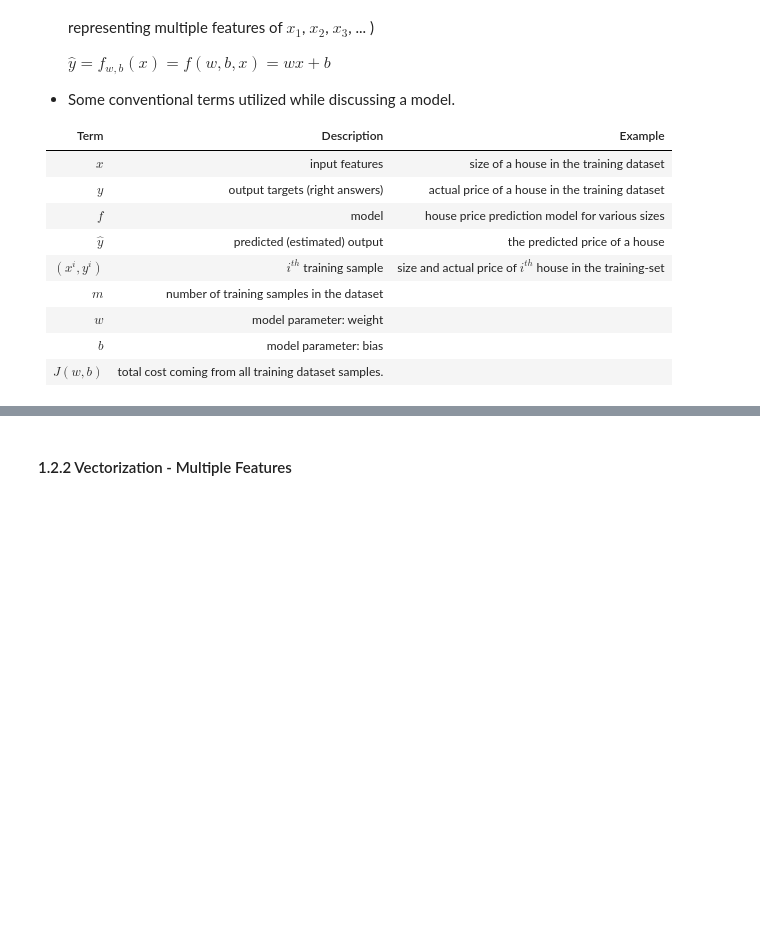
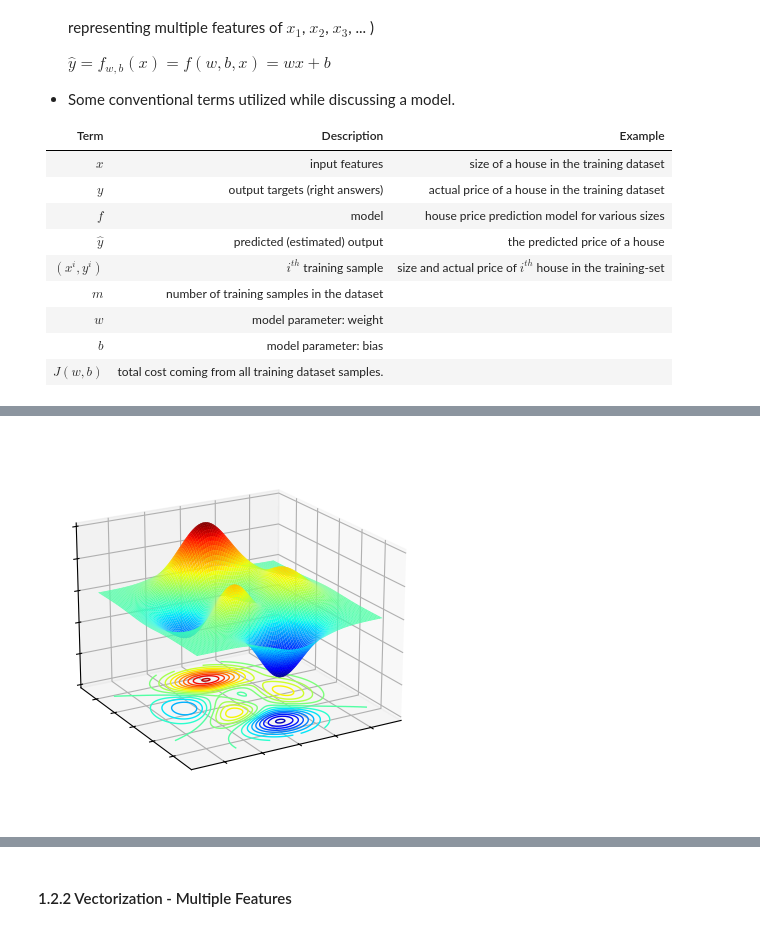
Before and after one commit to rctn-dev/machine-learning-from-scratch, a Jupyter notebook: ml_notebook.ipynb, the cells around one changed output, grey strips where cells are left out. Saved outputs shown, nothing was run; the diff lists cells and outputs as text; code cells hidden in the pictures; blank space fills up the shorter version.

Commit message:
figures re-configured

```diff
--- a/ml_notebook.ipynb
+++ b/ml_notebook.ipynb
@@ -109,0 +95,47 @@ $b^{k+1}=b^{k}-\alpha\frac{\partial{J}}{\partial{b}}|_{b^k} $
+# %%
+from mpl_toolkits.mplot3d import axes3d
+import matplotlib.pyplot as plt
+import numpy as np
+#if using a Jupyter notebook, include:
+%matplotlib inline
+import matplotlib as mpl
+cmap = mpl.colormaps['viridis']
+rng=2.5
+x = np.linspace(-rng,rng,100)
+y = np.linspace(-rng,rng,100)
+X,Y = np.meshgrid(x,y)
+Z=3*(1-X)**2*np.exp(-(X**2) - (Y+1)**2)- 10*(X/5 - X**3 - Y**5)*np.exp(-X**2-Y**2) - 1/3*np.exp(-(X+1)**2 - Y**2)
+#Z=np.sin(X)*np.cos(Y)
+fig = plt.figure()
+ax = fig.add_subplot(111, projection='3d')
+
+#fig, ax = plt.subplots()
+# Plot a 3D surface
+ax.plot_surface(X, Y, Z/np.max(Z), cmap='jet', edgecolor='none',linewidth=1, antialiased=True,rstride=1, cstride=1)
+
+
+# ax.xaxis.pane.fill = False
+# ax.yaxis.pane.fill = False
+# ax.zaxis.pane.fill = False
+
+# # Now set color to white (or whatever is "invisible")
+# ax.xaxis.pane.set_edgecolor('w')
+# ax.yaxis.pane.set_edgecolor('w')
+# ax.zaxis.pane.set_edgecolor('w')
+
+# Bonus: To get rid of the grid as well:
+#ax.grid(False)
+#ax.axis(False)
+ax.contour(X, Y, Z, 20, zdir='z', offset=-1.5, cmap='jet',linewidths=1.0)
+
+# match the lower bound of zlim to the offset
+ax.set(zlim=(-1.5, 1))
+ax.view_init(elev=20, azim=-120, roll=0)
+ax.set_yticklabels([])
+ax.set_xticklabels([])
+ax.set_zticklabels([])
+
+
+plt.show()
+# %% [output]
+[figure, added]
```
Also changed, not shown: parts of 7 cells of this notebook, 4 other files.
